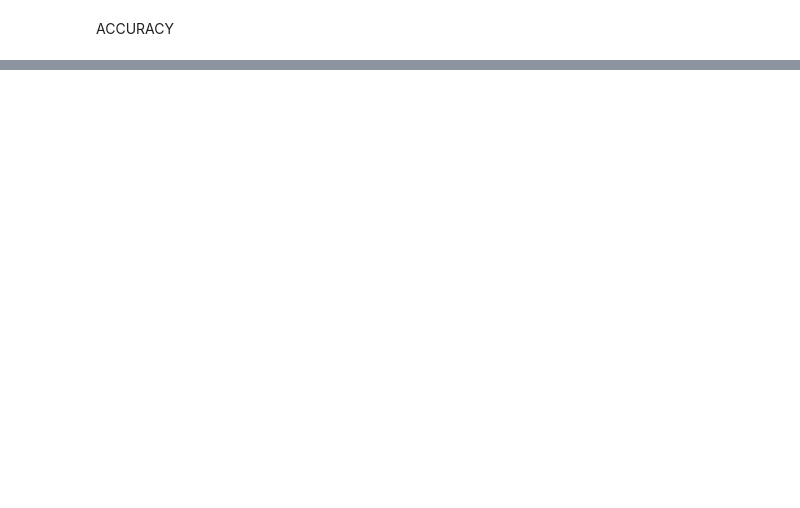
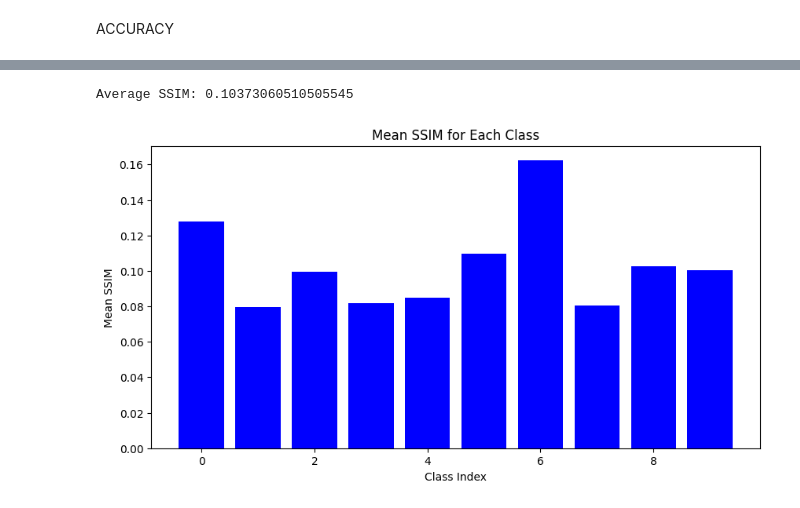
Before and after one commit to Gofeiyang/ECE661-Project, a Jupyter notebook: AC_GAN/AC_GAN_paper_lr3.ipynb, the cells around one changed output, grey strips where cells are left out. Drawn from its saved outputs; the diff is of its cells as text; code cells hidden in the pictures; blank space fills up the shorter version.

Commit message:
Cosine similarity is almost done. SSIM score is updated. Some more fine tunings on the model

```diff
--- a/AC_GAN/AC_GAN_paper_lr3.ipynb
+++ b/AC_GAN/AC_GAN_paper_lr3.ipynb
@@ -703,7 +774,7 @@ def calculate_ssim(image1, image2):
     return ssim_value
 
 # Assuming you have functions to generate images and load real images
-num_images_acc = 1
+num_images_acc = 1000
 noise = torch.randn(num_images_acc, 100, device=device)
 fake_labels = torch.randint(0, conf.num_classes, (num_images_acc,), device=device)  # Random class labels
 fake_labels_oh = torch.nn.functional.one_hot(fake_labels, num_classes=10)
@@ -722,40 +793,43 @@ for gen_img, gen_img2 in zip(fake_images, fake_images2):
 
 average_ssim = np.mean(ssim_scores)
 print(f"Average SSIM: {average_ssim}")
+# %% [output]
+Average SSIM: 0.10373060510505545
 # %%
 num_classes = 10
 num_examples_per_class = 100
-mean = 1
-while mean > 0.095:
-    mean_ssims = []
 
-    for class_idx in range(num_classes):
-        # Generate two sets of images for each class
-        noise1 = torch.randn(num_examples_per_class, 100, device=device)
-        noise2 = torch.randn(num_examples_per_class, 100, device=device)
-        labels = torch.full((num_examples_per_class,), class_idx, device=device)
-        labels_oh = torch.nn.functional.one_hot(labels, num_classes=num_classes).float()
+mean_ssims = []
 
-        images1 = netG(noise1, labels_oh).detach()
-        images2 = netG(noise2, labels_oh).detach()
+for class_idx in range(num_classes):
+    # Generate two sets of images for each class
+    noise1 = torch.randn(num_examples_per_class, 100, device=device)
+    noise2 = torch.randn(num_examples_per_class, 100, device=device)
+    labels = torch.full((num_examples_per_class,), class_idx, device=device)
+    labels_oh = torch.nn.functional.one_hot(labels, num_classes=num_classes).float()
 
-        ssims = []
-        for img1, img2 in zip(images1, images2):
-            current_ssim = calculate_ssim(img1, img2)
-            ssims.append(current_ssim)
+    images1 = netG(noise1, labels_oh).detach()
+    images2 = netG(noise2, labels_oh).detach()
 
-        mean_ssim = np.mean(ssims)
-        mean_ssims.append(mean_ssim)
-        # print(f"Class {class_idx} Mean SSIM: {mean_ssim}")
-    mean = np.mean(mean_ssims)
+    ssims = []
+    for img1, img2 in zip(images1, images2):
+        current_ssim = calculate_ssim(img1, img2)
+        ssims.append(current_ssim)
+
+    mean_ssim = np.mean(ssims)
+    mean_ssims.append(mean_ssim)
+    # print(f"Class {class_idx} Mean SSIM: {mean_ssim}")
+
 
 # Optional: Plot the mean SSIM values
 plt.figure(figsize=(10, 5))
 plt.bar(range(num_classes), mean_ssims, color='blue')
 plt.xlabel('Class Index')
 plt.ylabel('Mean SSIM')
 plt.title('Mean SSIM for Each Class')
 plt.show()
+# %% [output]
+[figure, added]
 # %%
 def get_n_images_of_class(images, labels, class_x, n):
     """
```
Also changed, not shown: parts of 19 cells of this notebook, 4 other files.
